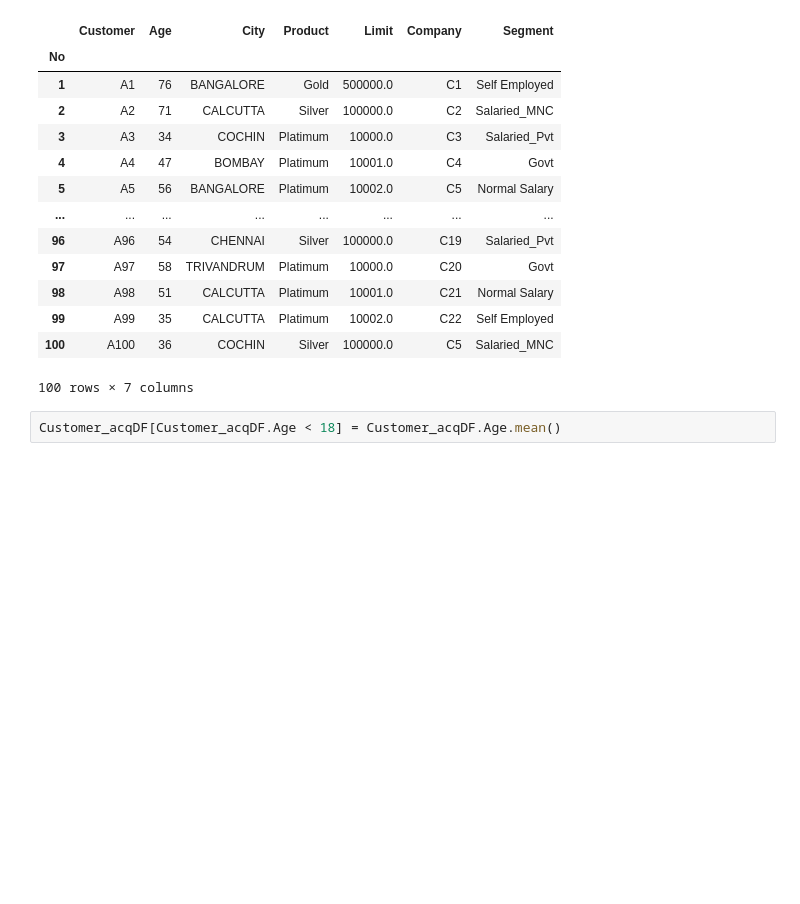
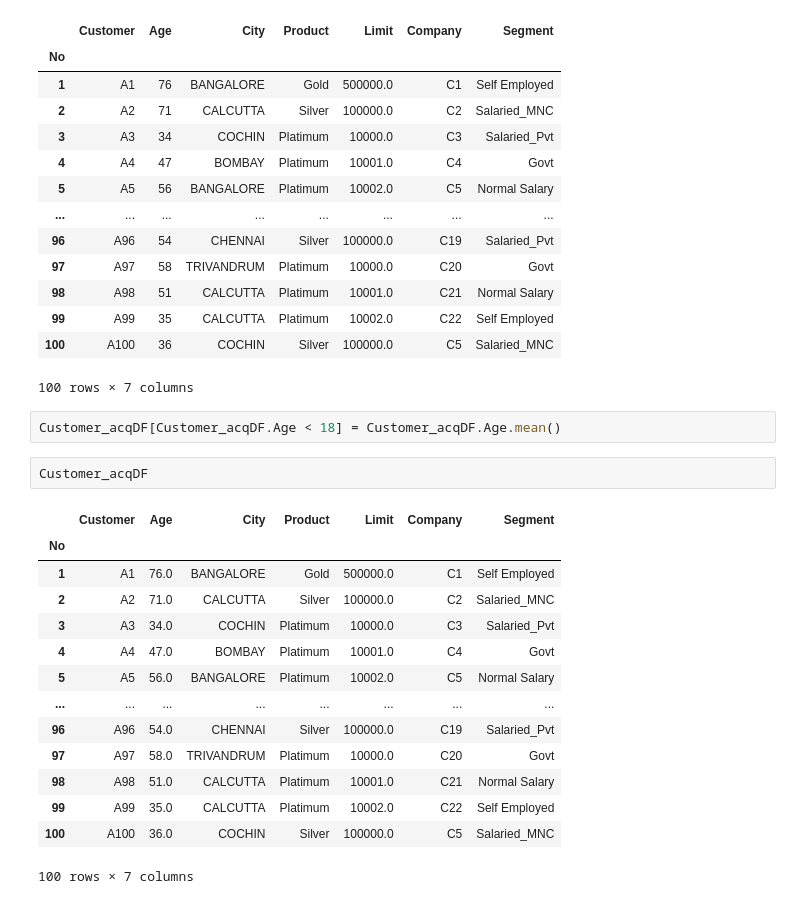
Before and after one commit to Adi46878/credit-risk-and-spending-analysis, a Jupyter notebook: Credit_risk_analysis.ipynb, the cells around one changed output. Cells and saved outputs as stored; diff of their text form; blank space fills up the shorter version.

```diff
--- a/Credit_risk_analysis.ipynb
+++ b/Credit_risk_analysis.ipynb
@@ -31,3 +31,20 @@ Customer_acqDF
 100 rows × 7 columns
 # %%
 Customer_acqDF[Customer_acqDF.Age < 18] = Customer_acqDF.Age.mean()
+# %%
+Customer_acqDF
+# %% [output]
+|  | Customer | Age | City | Product | Limit | Company | Segment |
+| No |  |  |  |  |  |  |  |
+| 1 | A1 | 76.0 | BANGALORE | Gold | 500000.0 | C1 | Self Employed |
+| 2 | A2 | 71.0 | CALCUTTA | Silver | 100000.0 | C2 | Salaried_MNC |
+| 3 | A3 | 34.0 | COCHIN | Platimum | 10000.0 | C3 | Salaried_Pvt |
+| 4 | A4 | 47.0 | BOMBAY | Platimum | 10001.0 | C4 | Govt |
+| 5 | A5 | 56.0 | BANGALORE | Platimum | 10002.0 | C5 | Normal Salary |
+| ... | ... | ... | ... | ... | ... | ... | ... |
+| 96 | A96 | 54.0 | CHENNAI | Silver | 100000.0 | C19 | Salaried_Pvt |
+| 97 | A97 | 58.0 | TRIVANDRUM | Platimum | 10000.0 | C20 | Govt |
+| 98 | A98 | 51.0 | CALCUTTA | Platimum | 10001.0 | C21 | Normal Salary |
+| 99 | A99 | 35.0 | CALCUTTA | Platimum | 10002.0 | C22 | Self Employed |
+| 100 | A100 | 36.0 | COCHIN | Silver | 100000.0 | C5 | Salaried_MNC |
+100 rows × 7 columns
```
Also changed, not shown: parts of 6 cells of this notebook.
